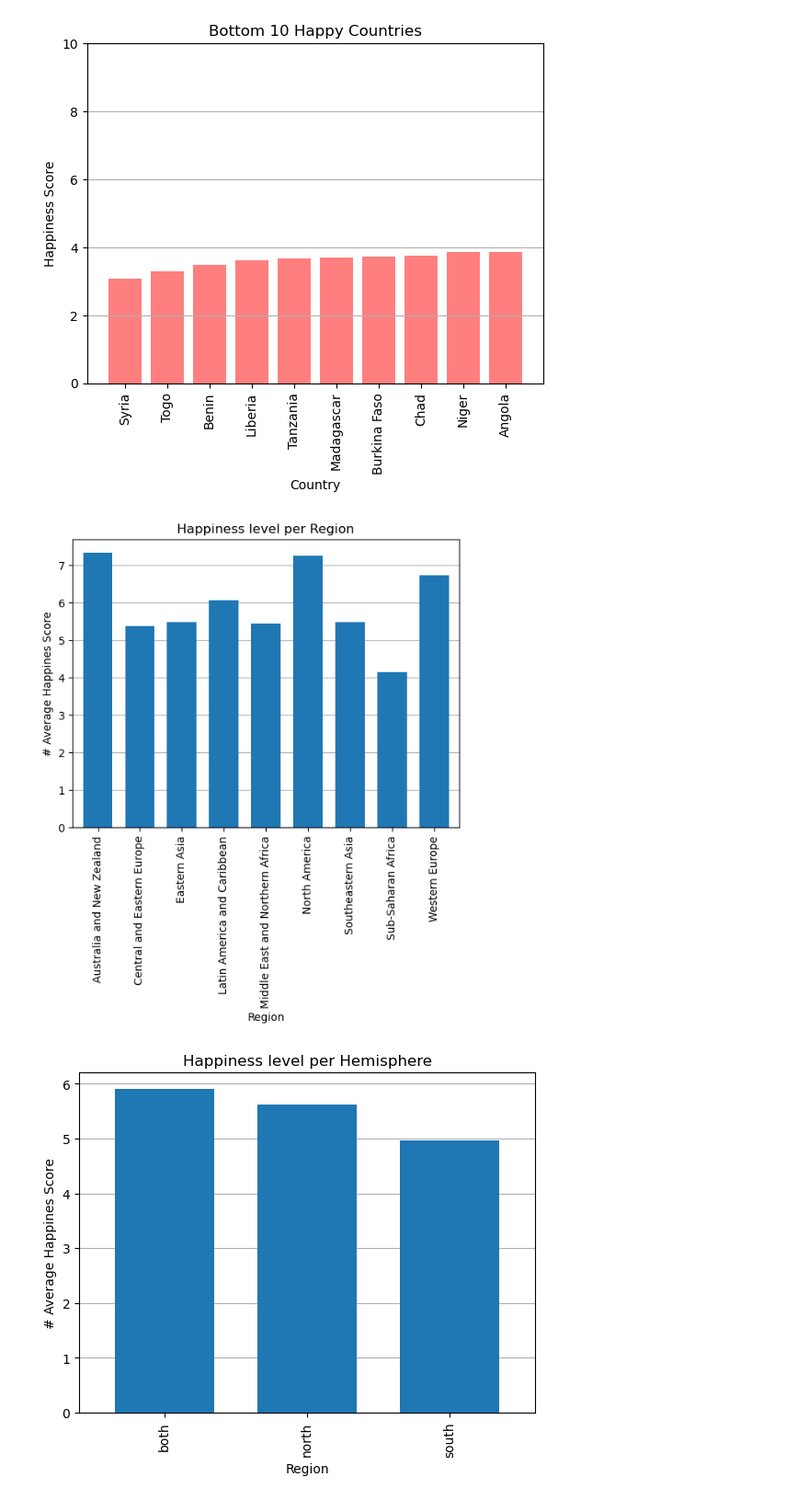
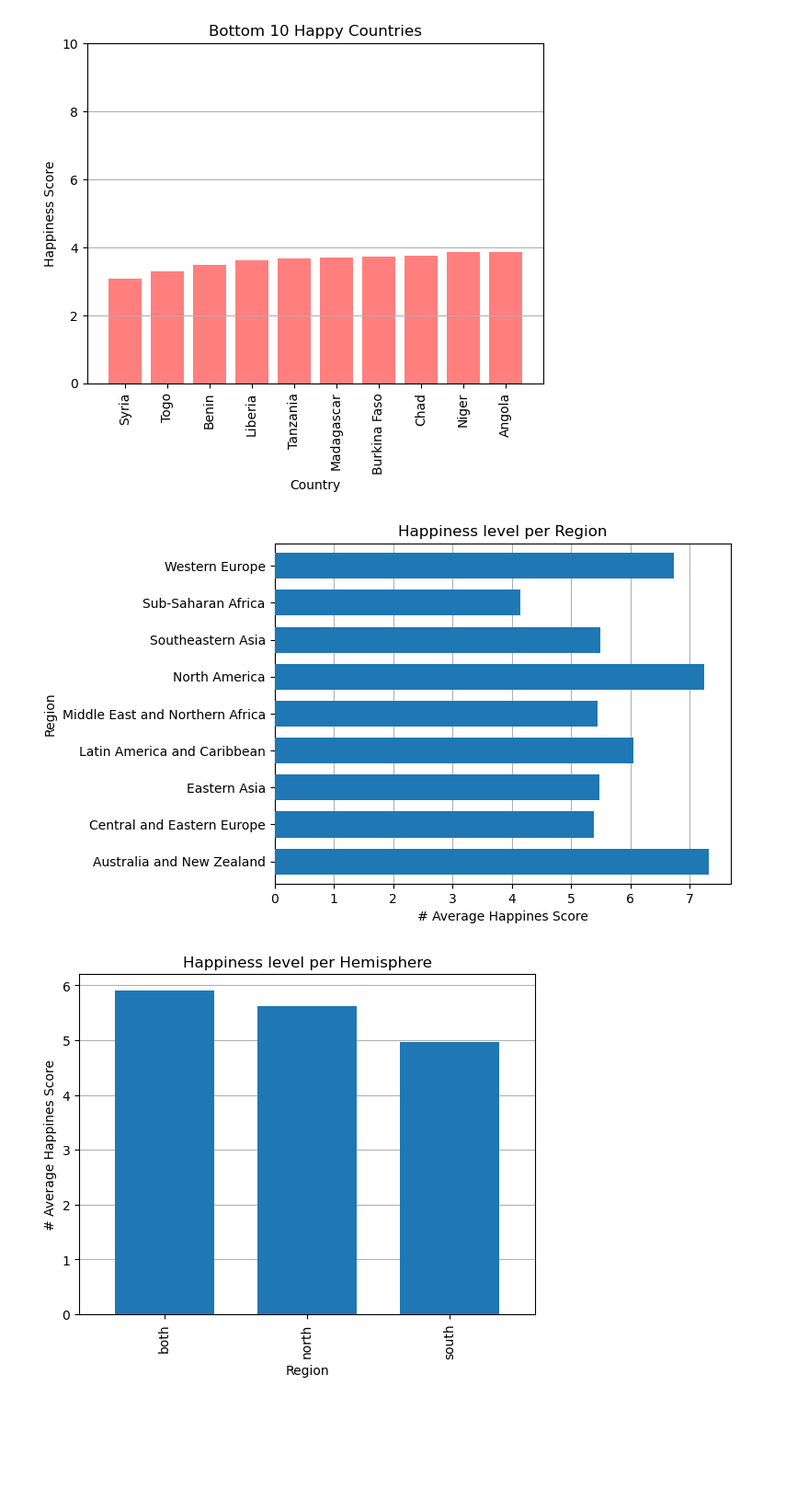
Before and after one commit to mattcaseycpa/project1, a Jupyter notebook: project.ipynb, the cells around one changed output. Shown at 92% size. Cells and saved outputs as stored; diff of their text form; code cells hidden in the pictures; blank space fills up the shorter version.

```diff
--- a/project.ipynb
+++ b/project.ipynb
@@ -450,16 +450,16 @@ plt.show()
 # %%
 #Happiness level per Region
 
-bar_plot = happy_region_df.plot.bar(width=0.7, zorder=3)
+bar_plot = happy_region_df.plot.barh(width=0.7, zorder=3)
 
 # Set labels for axes
-bar_plot.set_xlabel("Region")
-bar_plot.set_ylabel("# Average Happines Score")
+bar_plot.set_ylabel("Region")
+bar_plot.set_xlabel("# Average Happines Score")
 bar_plot.set_title("Happiness level per Region")
-plt.grid(axis = "y", zorder=0)
+plt.grid(axis = "x", zorder=0)
 plt.savefig("output_data/Happiness_Level_per_Region.png", bbox_inches = "tight")
 # %% [output]
-[figure, old version]
+[figure, new version]
 # %%
 #Happiness level per Hemisphere\n",
 bar_plot = happy_hemisphere_df.plot.bar(width=0.7, zorder=3)
```
Also changed, not shown: parts of 8 cells of this notebook, 15 other files.
